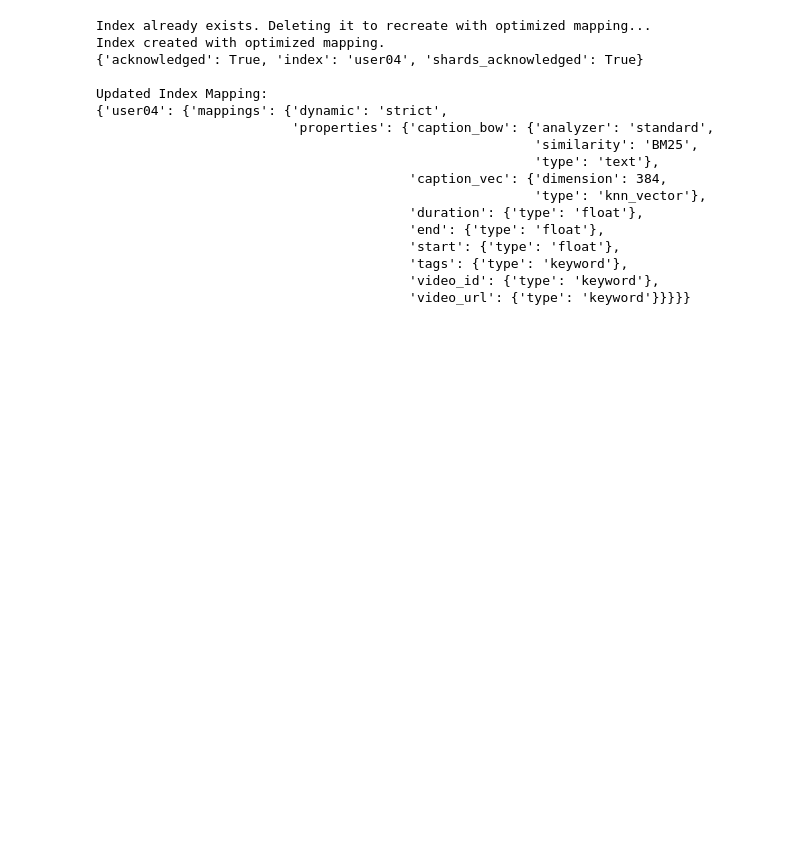
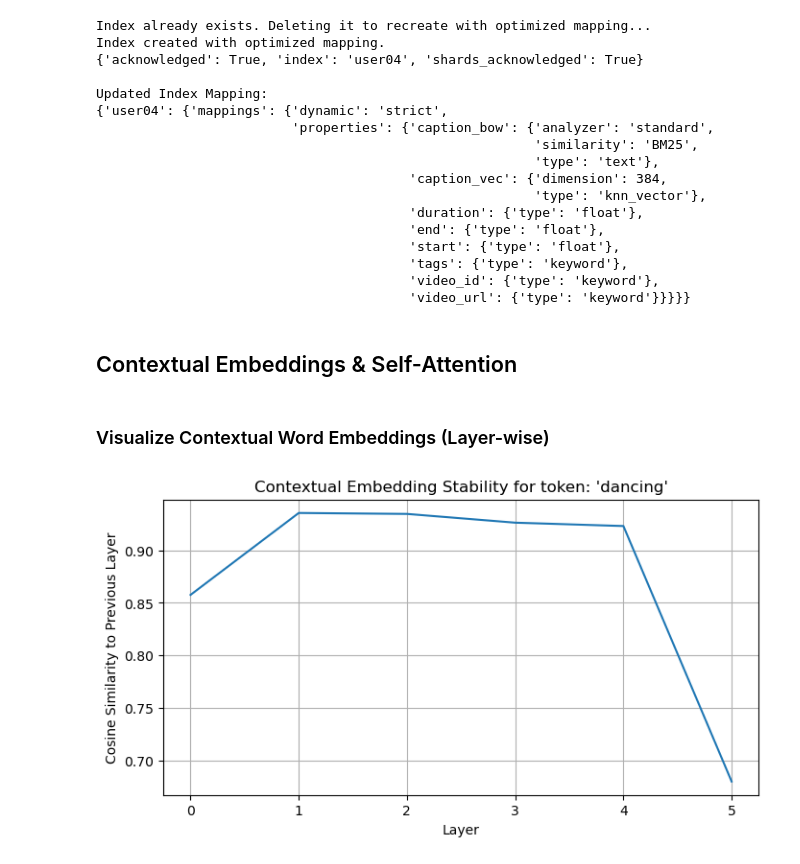
Before and after one commit to tiagosantos63390/mpdw_project, a Jupyter notebook: video_phase1.ipynb, the cells around one changed output. Cells and saved outputs as stored; diff of their text form; code cells hidden in the pictures; blank space fills up the shorter version.

```diff
--- a/video_phase1.ipynb
+++ b/video_phase1.ipynb
@@ -408,3 +397,44 @@ Updated Index Mapping:
                                         'tags': {'type': 'keyword'},
                                         'video_id': {'type': 'keyword'},
                                         'video_url': {'type': 'keyword'}}}}}
+# %% [markdown]
+## Contextual Embeddings & Self-Attention
+# %% [markdown]
+### Visualize Contextual Word Embeddings (Layer-wise)
+# %%
+# Load pre-trained model
+model_name = "sentence-transformers/all-MiniLM-L6-v2"
+tokenizer = AutoTokenizer.from_pretrained(model_name)
+model = AutoModel.from_pretrained(model_name, output_hidden_states=True)
+
+# Input sentence
+sentence = "A man is dancing on stage"
+token_to_track = "dancing"
+
+inputs = tokenizer(sentence, return_tensors="pt")
+with torch.no_grad():
+    outputs = model(**inputs)
+
+# Hidden states: list of tensors (1 per layer)
+hidden_states = outputs.hidden_states  # List: [embedding_layer, layer1, ..., layerN]
+token_ids = inputs["input_ids"][0]
+tokens = tokenizer.convert_ids_to_tokens(token_ids)
+
+# Token to track
+token_index = tokens.index(token_to_track)
+
+# Extract vector per layer
+token_vecs = [layer[0, token_index].numpy() for layer in hidden_states]
+
+# Plot similarity across layers
+similarities = [torch.nn.functional.cosine_similarity(torch.tensor(token_vecs[i]), torch.tensor(token_vecs[i+1]), dim=0).item() for i in range(len(token_vecs)-1)]
+
+plt.figure(figsize=(8, 4))
+sns.lineplot(x=list(range(len(similarities))), y=similarities)
+plt.title(f"Contextual Embedding Stability for token: '{token_to_track}'")
+plt.xlabel("Layer")
+plt.ylabel("Cosine Similarity to Previous Layer")
+plt.grid(True)
+plt.show()
+# %% [output]
+[figure, added]
```
Also changed, not shown: parts of 10 cells of this notebook.
